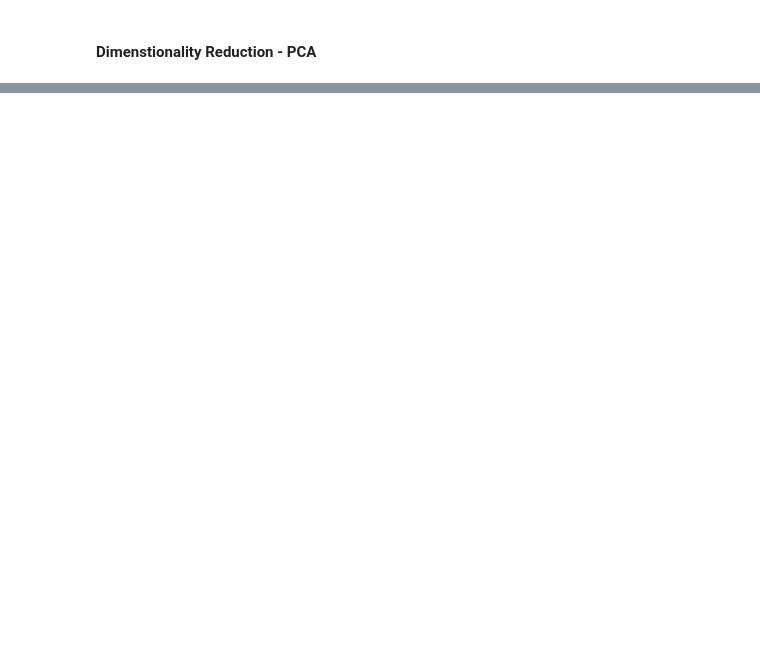
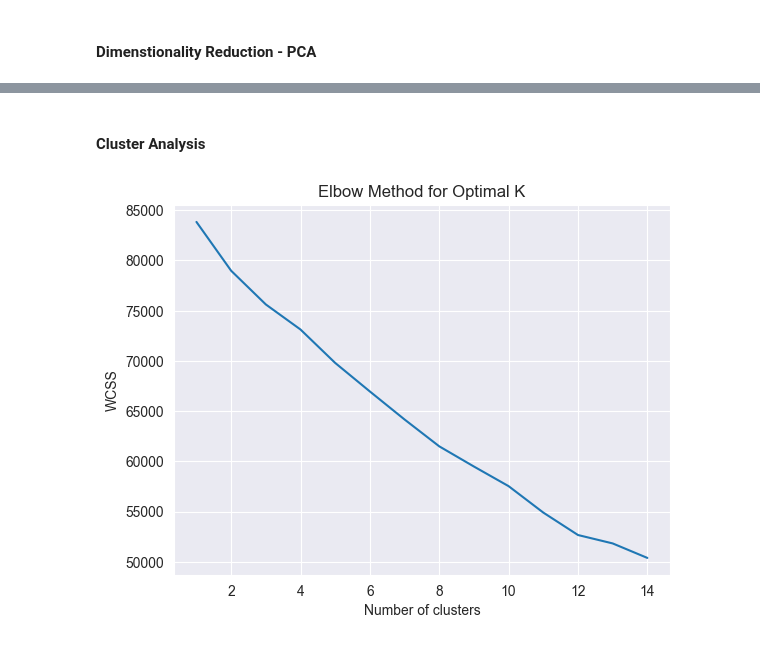
Before and after one commit to jessahal/Box-office-predictions, a Jupyter notebook: box_office_model_fitting.ipynb, the cells around one changed output, grey strips where cells are left out. Cells and saved outputs as stored; diff of their text form; code cells hidden in the pictures; blank space fills up the shorter version.

```diff
--- a/box_office_model_fitting.ipynb
+++ b/box_office_model_fitting.ipynb
@@ -457,0 +476,17 @@ TypeError: Cannot cast array data from dtype('O') to dtype('float64') according
+# %% [markdown]
+#### Cluster Analysis
+# %%
+wcss = []
+for i in range(1, 15):  # Test values of K from 1 to 10
+    kmeans = KMeans(n_clusters=i, random_state=42)
+    kmeans.fit(X_scaled)
+    wcss.append(kmeans.inertia_)
+
+# Plot the WCSS to visualize the elbow point
+plt.plot(range(1, 15), wcss)
+plt.title('Elbow Method for Optimal K')
+plt.xlabel('Number of clusters')
+plt.ylabel('WCSS')
+plt.show()
+# %% [output]
+[figure, added]
```
Also changed, not shown: parts of 7 cells of this notebook.
